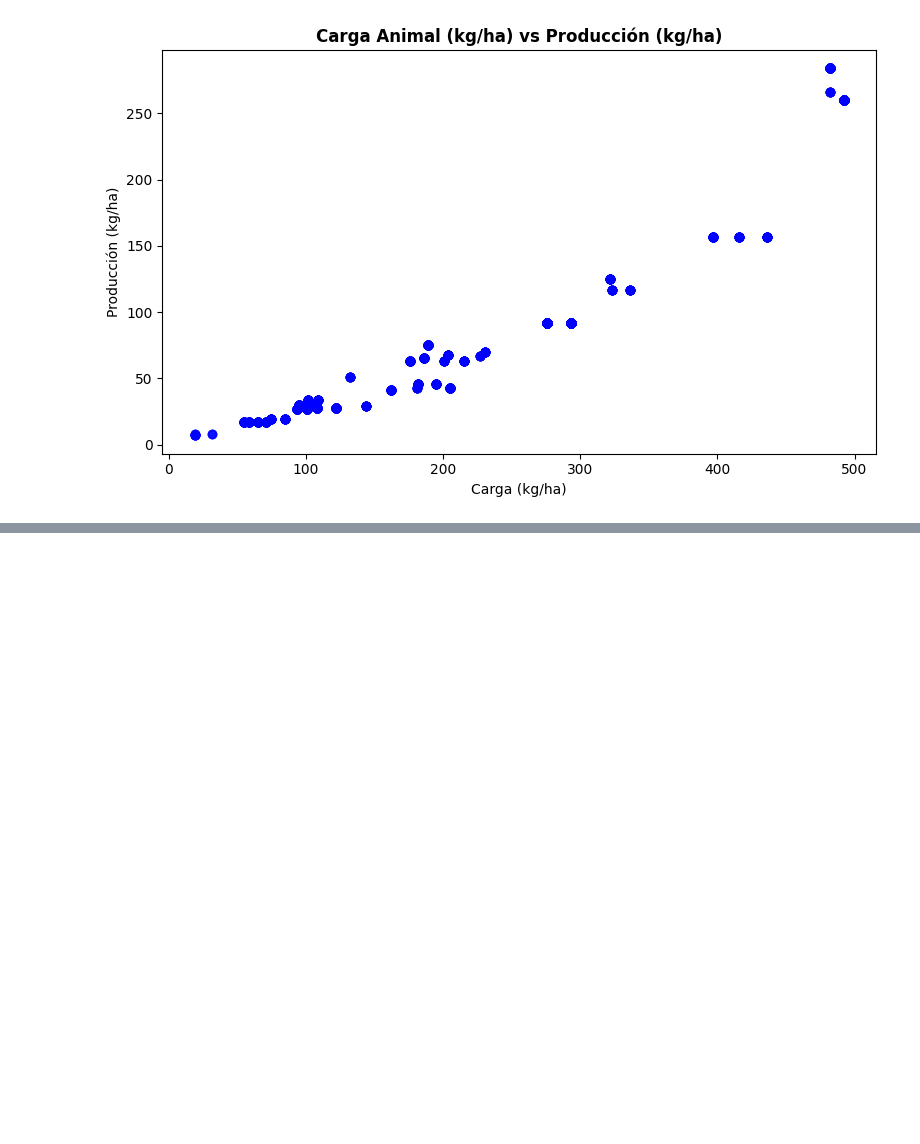
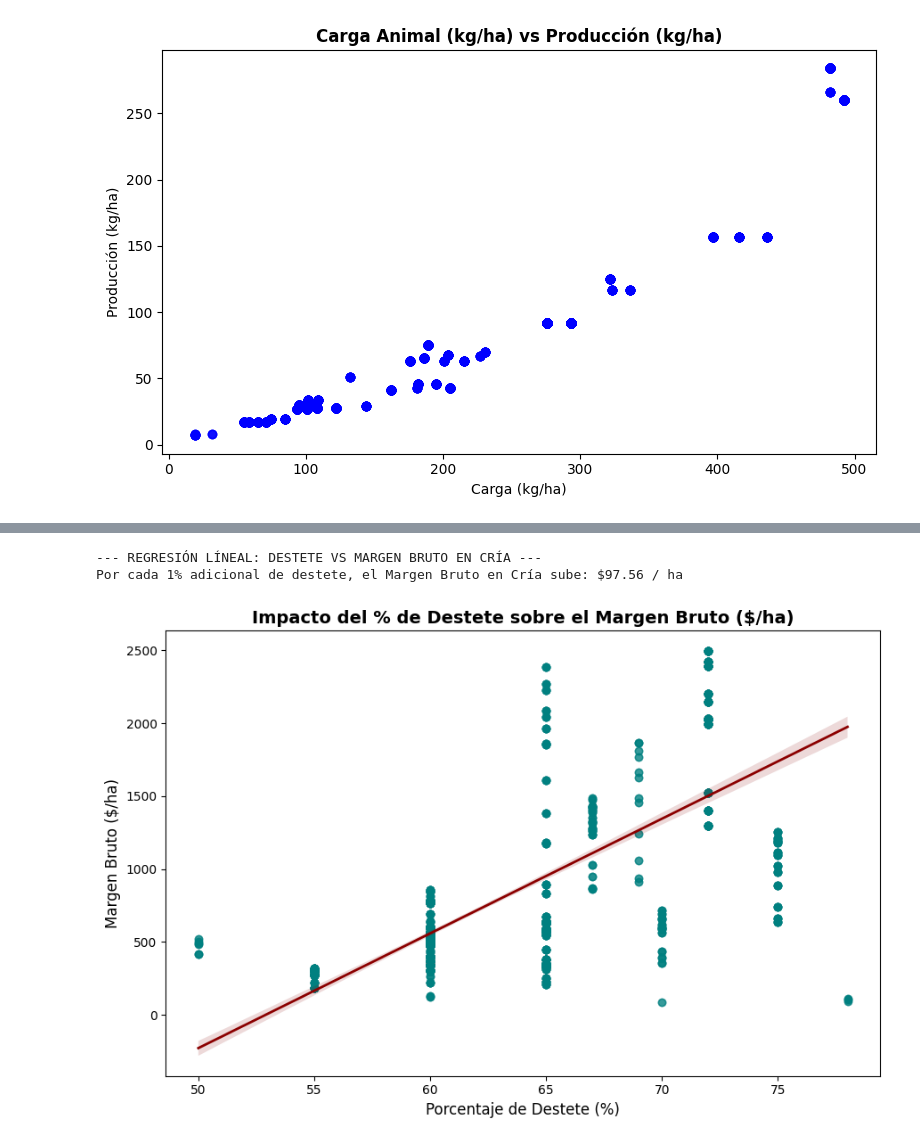
Before and after one commit to bautiunzue/produccion_bovina, a Jupyter notebook: UTN_Final.ipynb, the cells around one changed output, grey strips where cells are left out. Drawn from its saved outputs; the diff is of its cells as text; code cells hidden in the pictures; blank space fills up the shorter version.

```diff
--- a/UTN_Final.ipynb
+++ b/UTN_Final.ipynb
@@ -292,0 +419,30 @@ plt.show()
+# %%
+# Filtrado de registros válidos para cría y ciclo completo
+df_destete = df[df['destete_(%)'].notna() & (df['destete_(%)'] > 0)].copy()
+
+# Regresión lineal para medir impacto económico unitario en Cría
+df_cria = df_destete[df_destete['actividad'] == 'cria']
+pendiente, interseccion = np.polyfit(df_cria['destete_(%)'], df_cria['margen_bruto_($/ha)'], 1)
+
+print("--- REGRESIÓN LÍNEAL: DESTETE VS MARGEN BRUTO EN CRÍA ---")
+print(f"Por cada 1% adicional de destete, el Margen Bruto en Cría sube: ${pendiente:.2f} / ha")
+
+# Gráfico de dispersión con línea de tendencia
+plt.figure(figsize=(9, 6))
+sns.regplot(
+    data=df_destete,
+    x='destete_(%)',
+    y='margen_bruto_($/ha)',
+    scatter_kws={'alpha': 0.4, 'color': 'teal'},
+    line_kws={'color': 'darkred', 'linewidth': 2}
+)
+plt.title('Impacto del % de Destete sobre el Margen Bruto ($/ha)', fontsize=14, fontweight='bold')
+plt.xlabel('Porcentaje de Destete (%)', fontsize=12)
+plt.ylabel('Margen Bruto ($/ha)', fontsize=12)
+plt.tight_layout()
+plt.savefig('destete_vs_margen.png', dpi=300)
+plt.show()
+# %% [output]
+--- REGRESIÓN LÍNEAL: DESTETE VS MARGEN BRUTO EN CRÍA ---
+Por cada 1% adicional de destete, el Margen Bruto en Cría sube: $97.56 / ha
+[figure, added]
```
Also changed, not shown: parts of 14 cells of this notebook.
